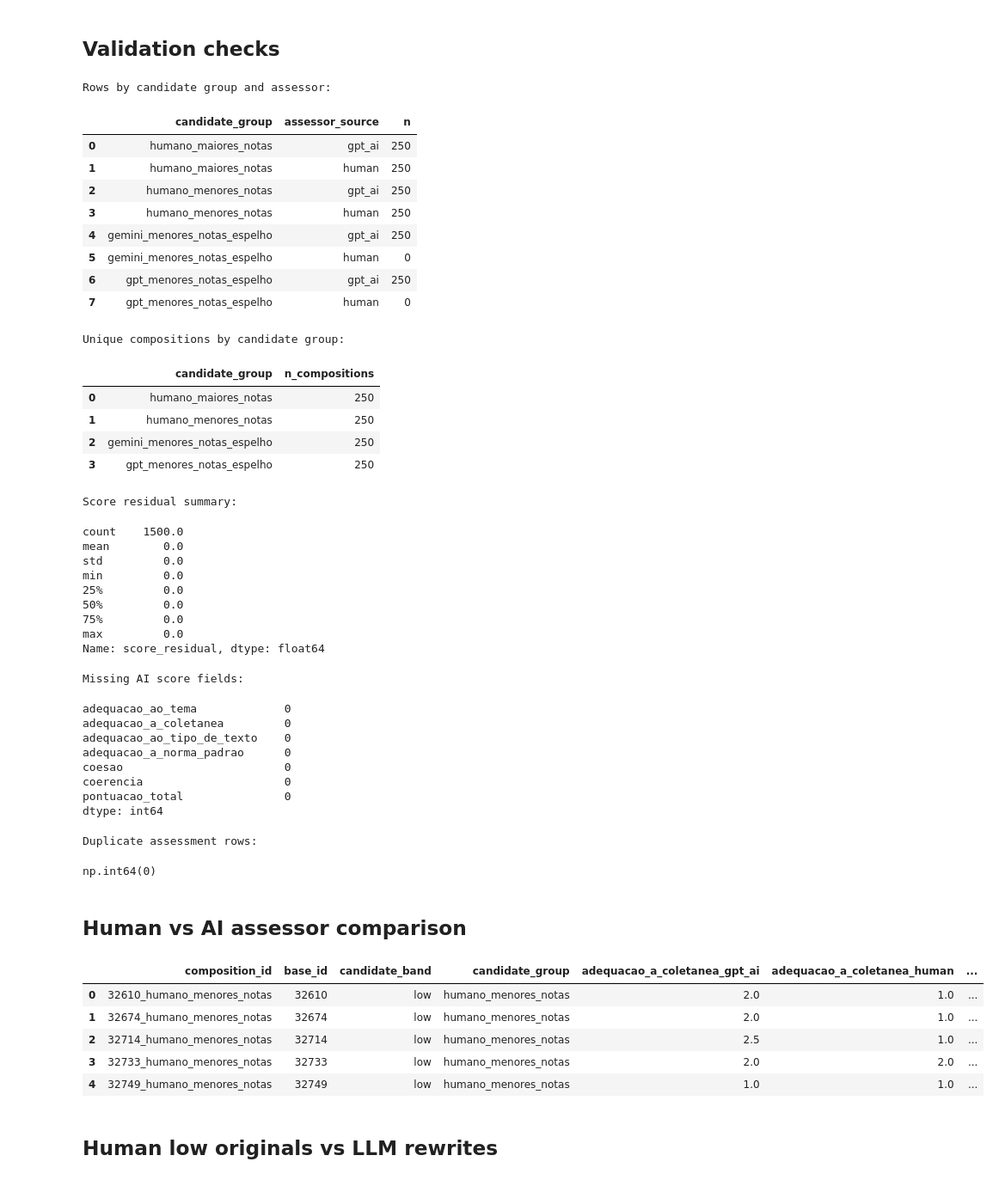
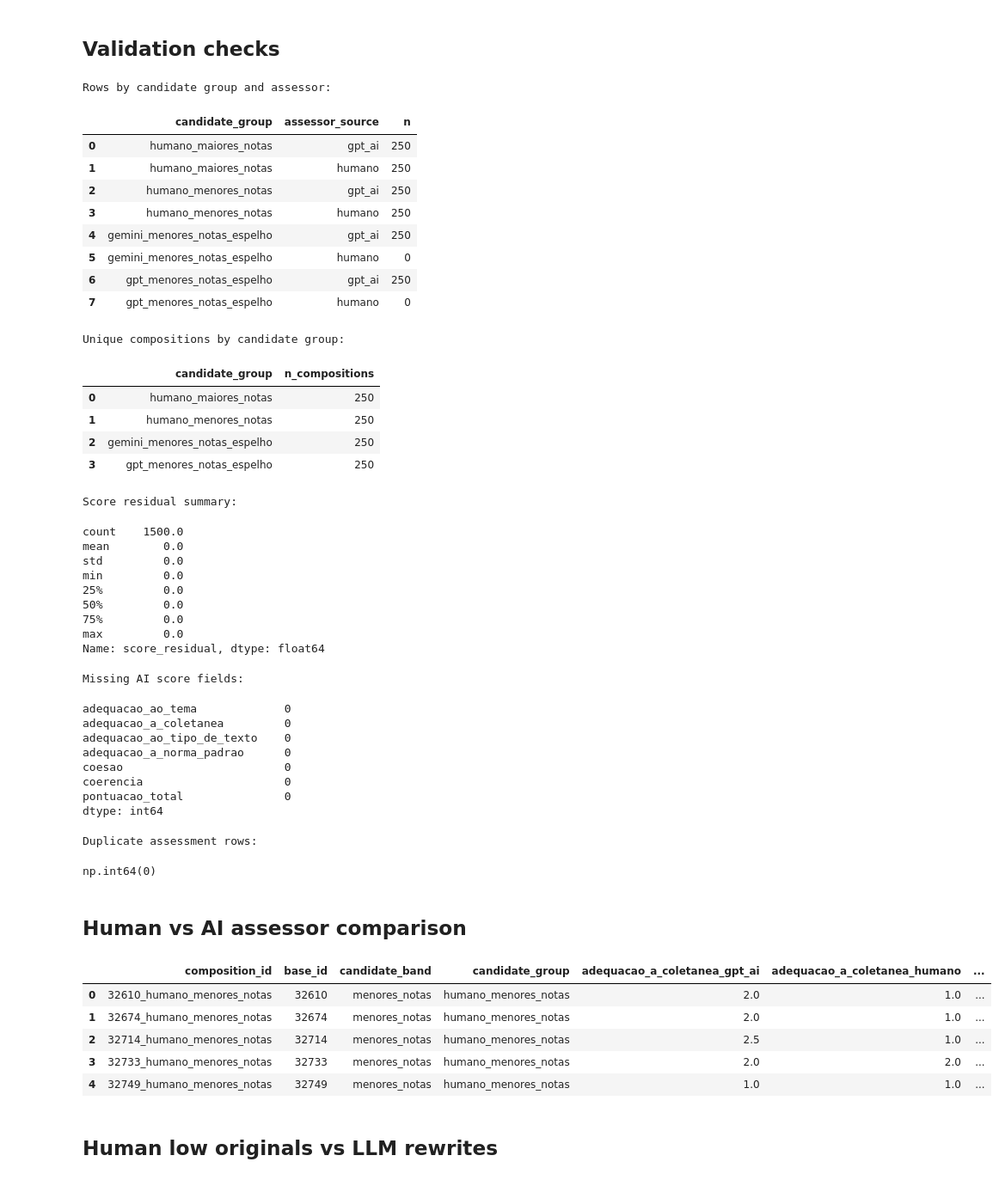
Before and after one commit to laelgelc/cl_st1_ednalvo, a Jupyter notebook: cl_st1_ph3_ednalvo/cl_st1_ph3_ednalvo_avaliacao_composicoes.ipynb, the cells around one changed output. Shown at 86% size. Saved outputs shown, nothing was run; the diff lists cells and outputs as text; code cells hidden in the pictures.

```diff
--- a/cl_st1_ph3_ednalvo/cl_st1_ph3_ednalvo_avaliacao_composicoes.ipynb
+++ b/cl_st1_ph3_ednalvo/cl_st1_ph3_ednalvo_avaliacao_composicoes.ipynb
@@ -118,21 +118,21 @@ def portable_path_string(path_value: str | Path, base_dir: Path = PROJECT_DIR) -
 
 df_human_scores["base_id"] = df_human_scores["inscricao"].astype(str)
 
-df_human_scores["candidate_source"] = "human"
+df_human_scores["candidate_source"] = "humano"
 df_human_scores["candidate_band"] = df_human_scores["grupo"].map({
-    "250_maiores_notas": "high",
-    "250_menores_notas": "low",
+    "250_maiores_notas": "maiores_notas",
+    "250_menores_notas": "menores_notas",
 })
 
 df_human_scores["candidate_group"] = df_human_scores["candidate_band"].map({
-    "high": "humano_maiores_notas",
-    "low": "humano_menores_notas",
+    "maiores_notas": "humano_maiores_notas",
+    "menores_notas": "humano_menores_notas",
 })
 
 df_human_scores["is_mirror"] = False
 df_human_scores["mirror_model"] = pd.NA
 
-df_human_scores["assessor_source"] = "human"
+df_human_scores["assessor_source"] = "humano"
 df_human_scores["assessor_model"] = pd.NA
 df_human_scores["score_source_file"] = portable_path_string(ORIGINAL_SCORES_PATH)
 
@@ -236,29 +236,29 @@ parse_ai_assessment_file(example_file)
 AI_GROUP_MAP = {
     "maiores_notas": {
         "candidate_group": "humano_maiores_notas",
-        "candidate_source": "human",
-        "candidate_band": "high",
+        "candidate_source": "humano",
+        "candidate_band": "maiores_notas",
         "is_mirror": False,
         "mirror_model": pd.NA,
     },
     "menores_notas": {
         "candidate_group": "humano_menores_notas",
-        "candidate_source": "human",
-        "candidate_band": "low",
+        "candidate_source": "humano",
+        "candidate_band": "menores_notas",
         "is_mirror": False,
         "mirror_model": pd.NA,
     },
     "menores_notas_gemini": {
         "candidate_group": "gemini_menores_notas_espelho",
         "candidate_source": "gemini",
-        "candidate_band": "low_mirror",
+        "candidate_band": "menores_notas_espelho",
         "is_mirror": True,
         "mirror_model": "gemini",
     },
     "menores_notas_gpt": {
         "candidate_group": "gpt_menores_notas_espelho",
         "candidate_source": "gpt",
-        "candidate_band": "low_mirror",
+        "candidate_band": "menores_notas_espelho",
         "is_mirror": True,
         "mirror_model": "gpt",
     },
@@ -447,13 +447,13 @@ if duplicate_count:
 Rows by candidate group and assessor:
 |  | candidate_group | assessor_source | n |
 | 0 | humano_maiores_notas | gpt_ai | 250 |
-| 1 | humano_maiores_notas | human | 250 |
+| 1 | humano_maiores_notas | humano | 250 |
 | 2 | humano_menores_notas | gpt_ai | 250 |
-| 3 | humano_menores_notas | human | 250 |
+| 3 | humano_menores_notas | humano | 250 |
 | 4 | gemini_menores_notas_espelho | gpt_ai | 250 |
-| 5 | gemini_menores_notas_espelho | human | 0 |
+| 5 | gemini_menores_notas_espelho | humano | 0 |
 | 6 | gpt_menores_notas_espelho | gpt_ai | 250 |
-| 7 | gpt_menores_notas_espelho | human | 0 |
+| 7 | gpt_menores_notas_espelho | humano | 0 |
 Unique compositions by candidate group:
 |  | candidate_group | n_compositions |
 | 0 | humano_maiores_notas | 250 |
@@ -486,39 +486,39 @@ np.int64(0)
 # %%
 df_assessor_compare = (
     df_scores_long
-    .query("candidate_source == 'human'")
+    .query("candidate_source == 'humano'")
     .pivot_table(
         index=["composition_id", "base_id", "candidate_band", "candidate_group"],
         columns="assessor_source",
         values=[*SCORE_COLS, TOTAL_COL],
         aggfunc="first",
     )
 )
 
 df_assessor_compare.columns = [
     f"{score}_{assessor}"
     for score, assessor in df_assessor_compare.columns
 ]
 
 df_assessor_compare = df_assessor_compare.reset_index()
 
-df_assessor_compare["total_diff_ai_minus_human"] = (
+df_assessor_compare["total_diff_ai_minus_humano"] = (
         df_assessor_compare["pontuacao_total_gpt_ai"]
-        - df_assessor_compare["pontuacao_total_human"]
+        - df_assessor_compare["pontuacao_total_humano"]
 )
 
 df_assessor_compare["total_abs_diff"] = (
-    df_assessor_compare["total_diff_ai_minus_human"].abs()
+    df_assessor_compare["total_diff_ai_minus_humano"].abs()
 )
 
 df_assessor_compare.head()
 # %% [output]
-|  | composition_id | base_id | candidate_band | candidate_group | adequacao_a_coletanea_gpt_ai | adequacao_a_coletanea_human | ... |
-| 0 | 32610_humano_menores_notas | 32610 | low | humano_menores_notas | 2.0 | 1.0 | ... |
-| 1 | 32674_humano_menores_notas | 32674 | low | humano_menores_notas | 2.0 | 1.0 | ... |
-| 2 | 32714_humano_menores_notas | 32714 | low | humano_menores_notas | 2.5 | 1.0 | ... |
-| 3 | 32733_humano_menores_notas | 32733 | low | humano_menores_notas | 2.0 | 2.0 | ... |
-| 4 | 32749_humano_menores_notas | 32749 | low | humano_menores_notas | 1.0 | 1.0 | ... |
+|  | composition_id | base_id | candidate_band | candidate_group | adequacao_a_coletanea_gpt_ai | adequacao_a_coletanea_humano | ... |
+| 0 | 32610_humano_menores_notas | 32610 | menores_notas | humano_menores_notas | 2.0 | 1.0 | ... |
+| 1 | 32674_humano_menores_notas | 32674 | menores_notas | humano_menores_notas | 2.0 | 1.0 | ... |
+| 2 | 32714_humano_menores_notas | 32714 | menores_notas | humano_menores_notas | 2.5 | 1.0 | ... |
+| 3 | 32733_humano_menores_notas | 32733 | menores_notas | humano_menores_notas | 2.0 | 2.0 | ... |
+| 4 | 32749_humano_menores_notas | 32749 | menores_notas | humano_menores_notas | 1.0 | 1.0 | ... |
 # %% [markdown]
 ## Human low originals vs LLM rewrites
 # %%
```
Also changed, not shown: parts of 1 cell of this notebook, 7 other files.
